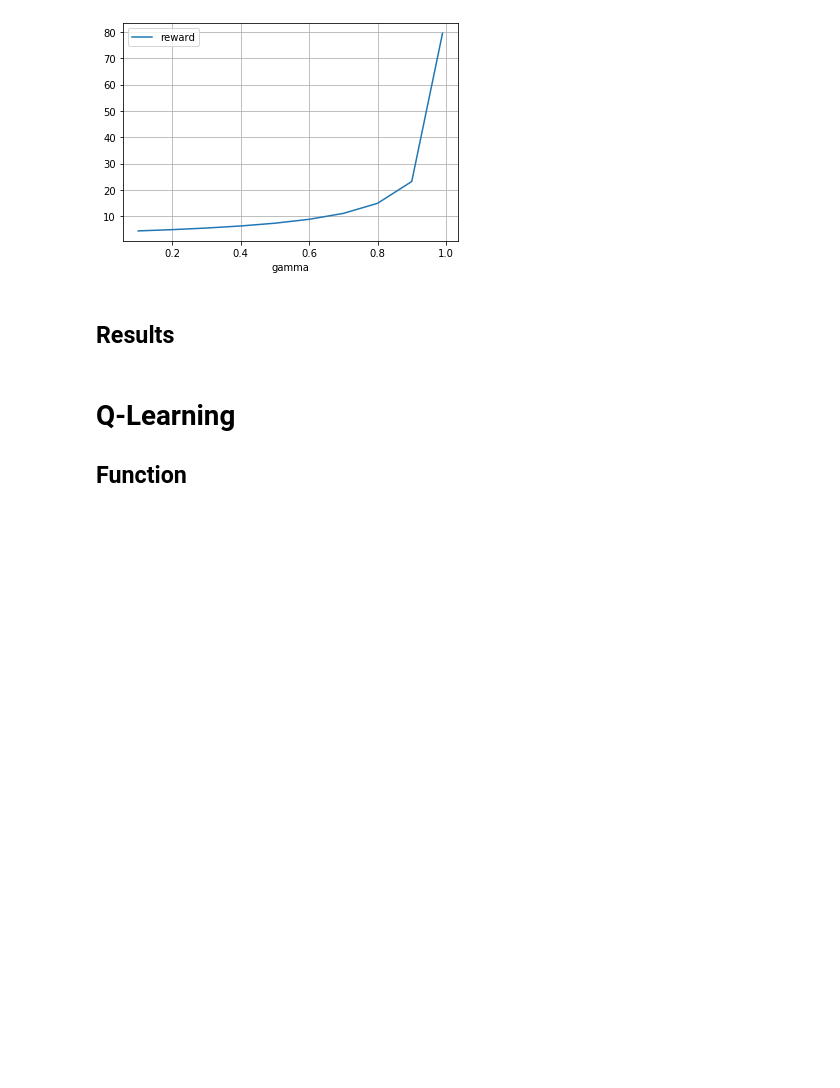
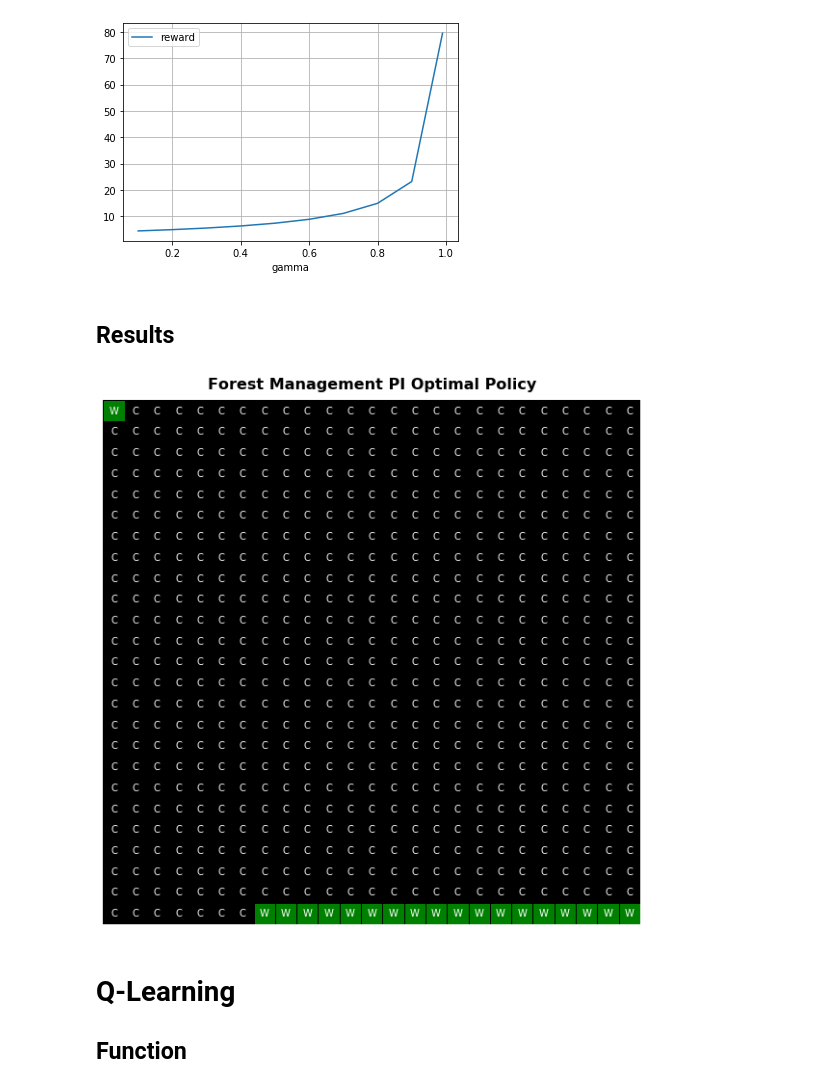
Before and after one commit to reedipher/CS-7641-reinforcement_learning, a Jupyter notebook: code/forest.ipynb, the cells around one changed output. Saved outputs shown, nothing was run; the diff lists cells and outputs as text; code cells hidden in the pictures; blank space fills up the shorter version.

```diff
--- a/code/forest.ipynb
+++ b/code/forest.ipynb
@@ -328,9 +319,17 @@ plt.grid()
 # %% [markdown]
 ## Results
 # %%
+# find the highest score
+bestRun = pi_data['reward'].argmax()
+bestPolicy = pi_data['policy'][bestRun]
+
+title='Forest Management PI Optimal Policy'
+plot_forest(bestPolicy, title)
 
 # Save off data to a csv file
 pi_data.to_csv('forest/PI_results.csv')
+# %% [output]
+[figure, added]
 # %% [markdown]
 # Q-Learning
 ## Function
```
Also changed, not shown: parts of 11 cells of this notebook, 9 other files.
